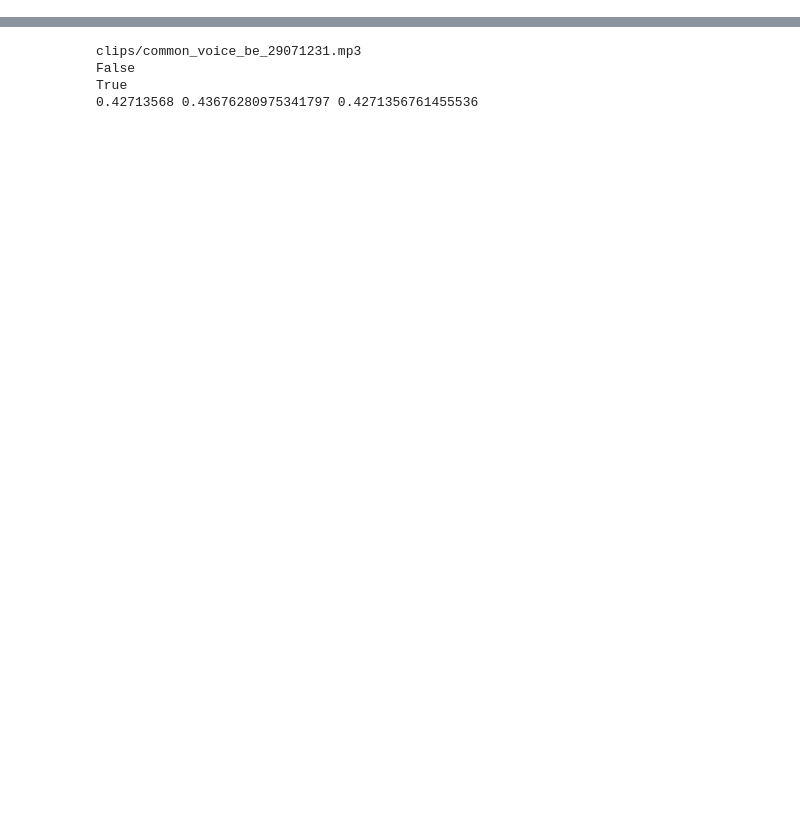
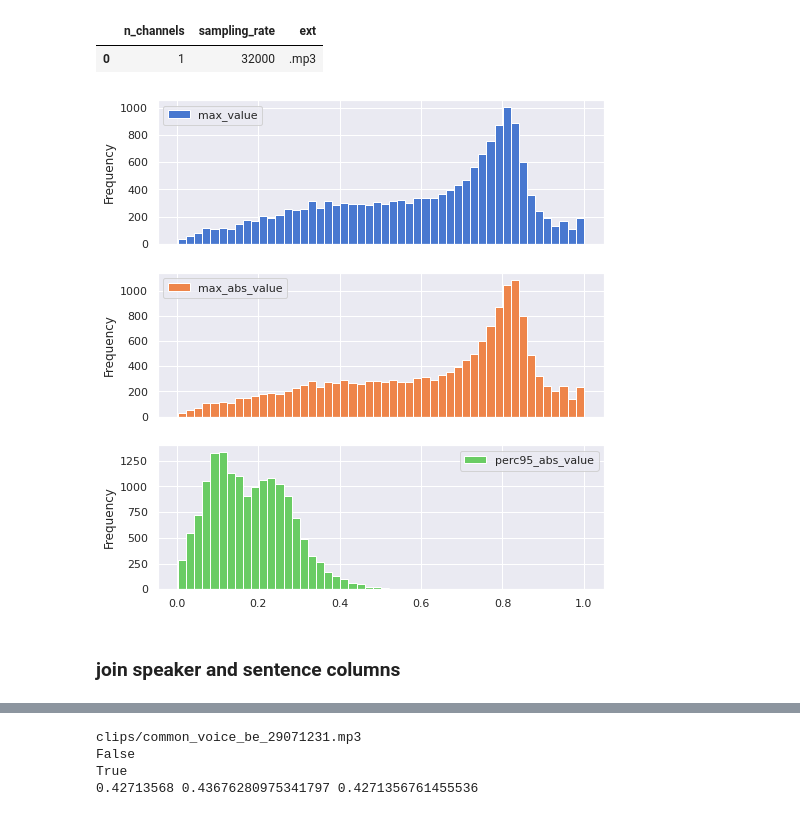
Before and after one commit to navalnica/wav2vec2-belarusian, a Jupyter notebook: eda/audio_eda.ipynb, the cells around one changed output, grey strips where cells are left out. Drawn from its saved outputs; the diff is of its cells as text; code cells hidden in the pictures; blank space fills up the shorter version.

Commit message:
added EDA on audio clips

```diff
--- a/eda/audio_eda.ipynb
+++ b/eda/audio_eda.ipynb
@@ -9,9 +9,12 @@ import IPython.display as ipd
 import torchaudio
 import datasets as hfd
 
+import librosa
+from tqdm.auto import tqdm
+
 import matplotlib.pyplot as plt
 import seaborn as sns
-sns.set(font_scale=1.1)
+sns.set(font_scale=1.1, palette='pastel')
 # %%
 import logging
 logging_format_str = '%(asctime)s:%(name)s:%(levelname)s:%(message)s'
@@ -70,0 +139,3 @@ Dataset({
+# %%
+stats_df = pd.read_csv('eda_data/dev_clips_stats.csv')
+print(stats_df.shape)
@@ -70,0 +153,16 @@ Dataset({
+# %%
+stats_df[['n_channels', 'sampling_rate', 'ext']].drop_duplicates()
+# %% [output]
+|  | n_channels | sampling_rate | ext |
+| 0 | 1 | 32000 | .mp3 |
+# %%
+sns.set(palette='muted');
+# %%
+float_cols = ['max_value', 'max_abs_value', 'perc95_abs_value']
+# %%
+stats_df[float_cols].plot(
+    kind='hist', subplots=True, figsize=(8, 9), bins=50);
+# %% [output]
+[figure, added]
+# %% [markdown]
+### join speaker and sentence columns
```
Also changed, not shown: parts of 83 cells of this notebook.
